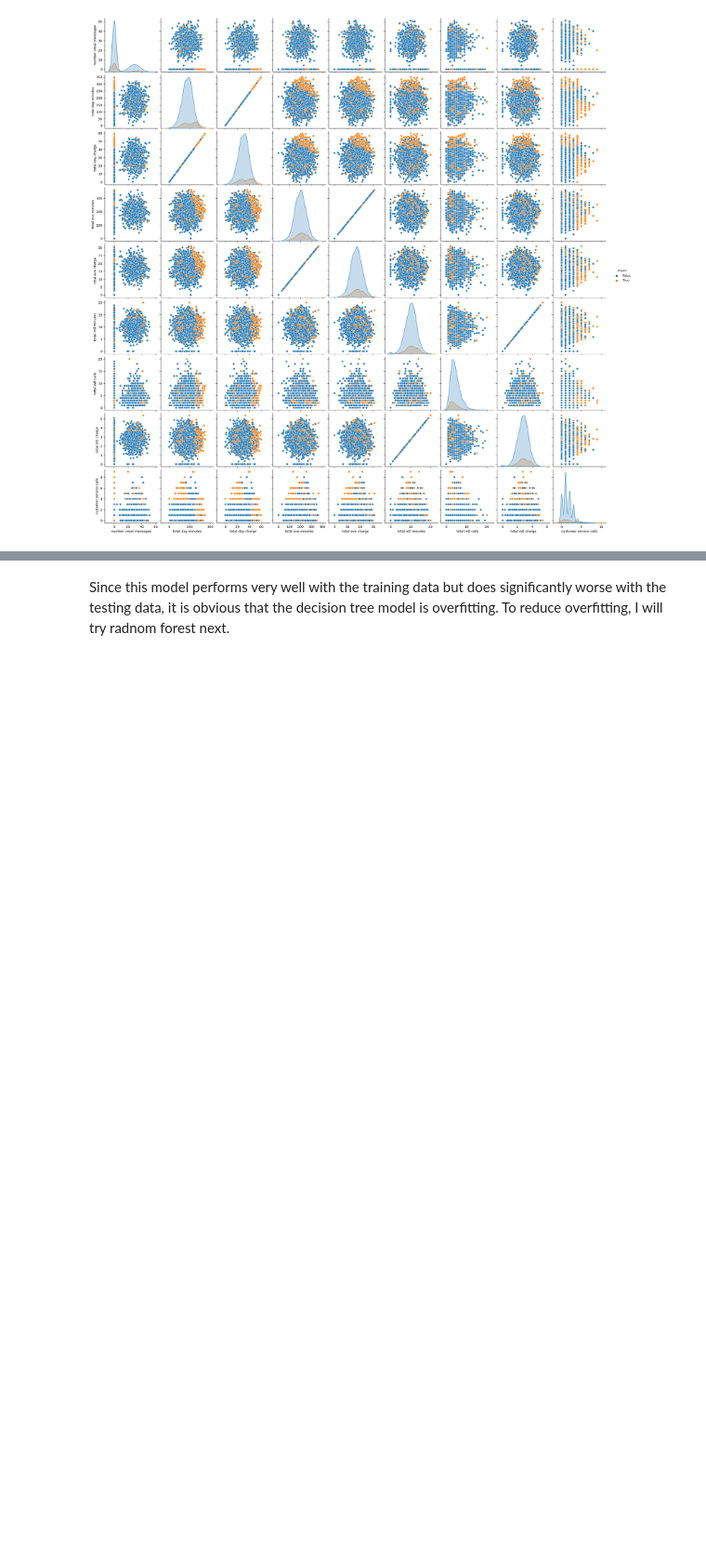
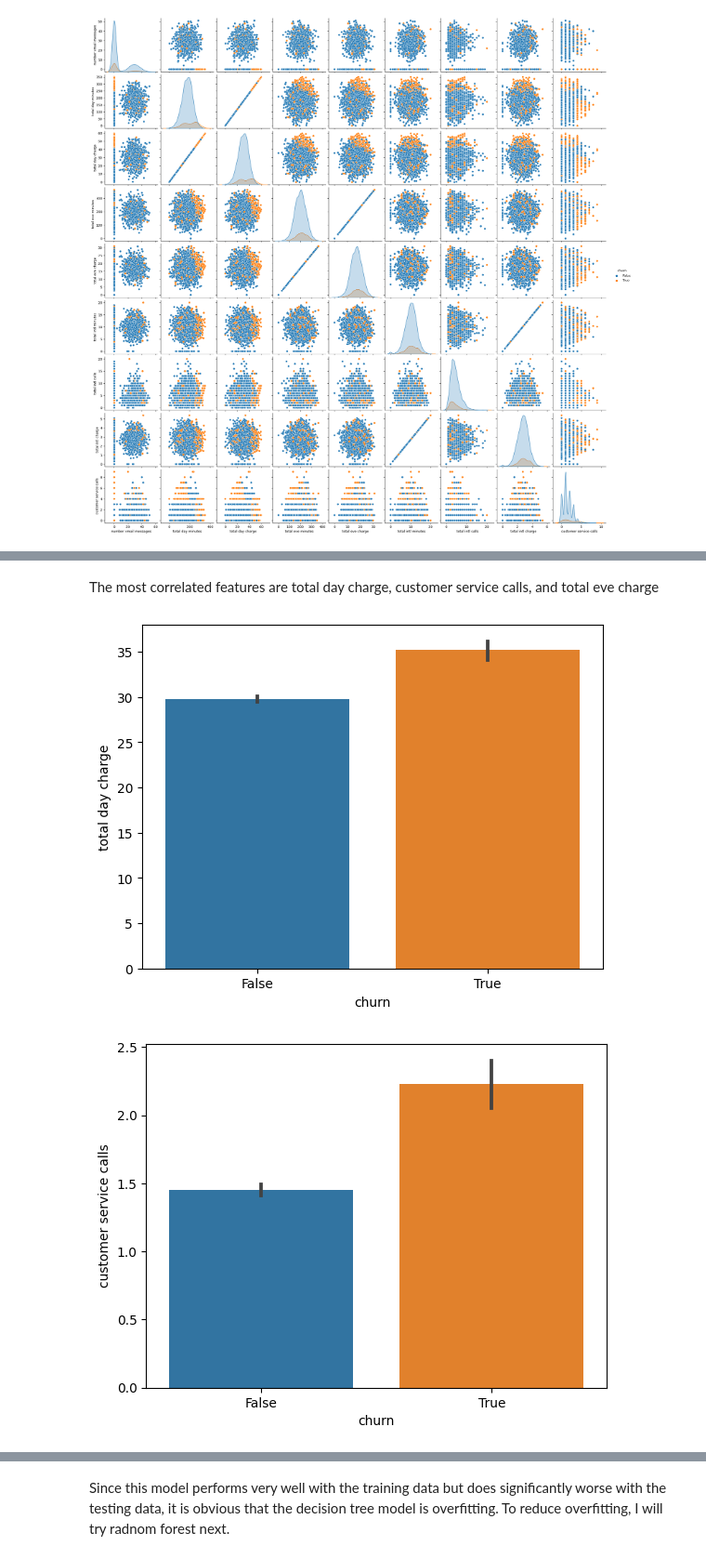
Before and after one commit to Beatrixwmh/phase-3-project, a Jupyter notebook: phase_3_proj.ipynb, the cells around one changed output, grey strips where cells are left out. Shown at 93% size. Cells and saved outputs as stored; diff of their text form; code cells hidden in the pictures; blank space fills up the shorter version.

```diff
--- a/phase_3_proj.ipynb
+++ b/phase_3_proj.ipynb
@@ -129,0 +149,10 @@ Next, I will seperate the target from the rest of the data to prepare it for pro
+# %% [markdown]
+The most correlated features are total day charge, customer service calls, and total eve charge
+# %%
+#barplot of the three most correlated features
+for c in ['total day charge','customer service calls', 'total eve charge']:
+  sns.barplot(snsdata, x= 'churn', y=c)
+  plt.show()
+# %% [output]
+[figure, added]
+[figure, added]
```
Also changed, not shown: parts of 19 cells of this notebook.
